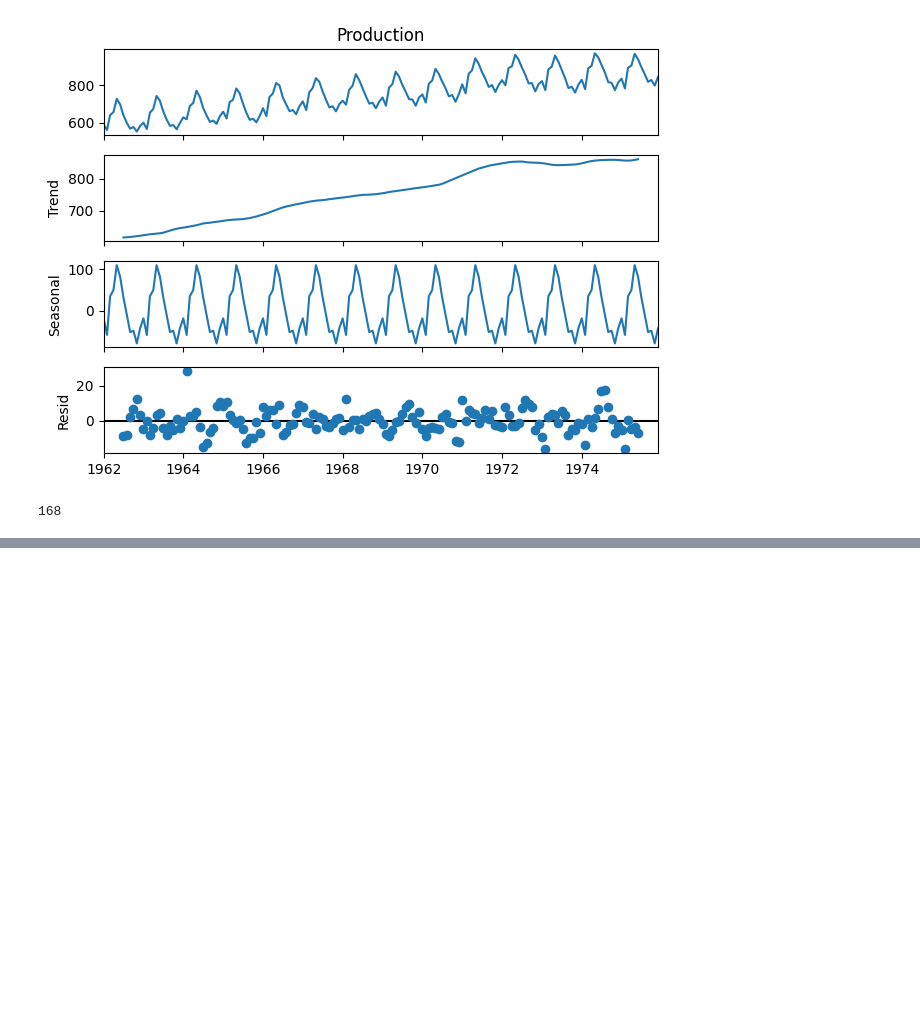
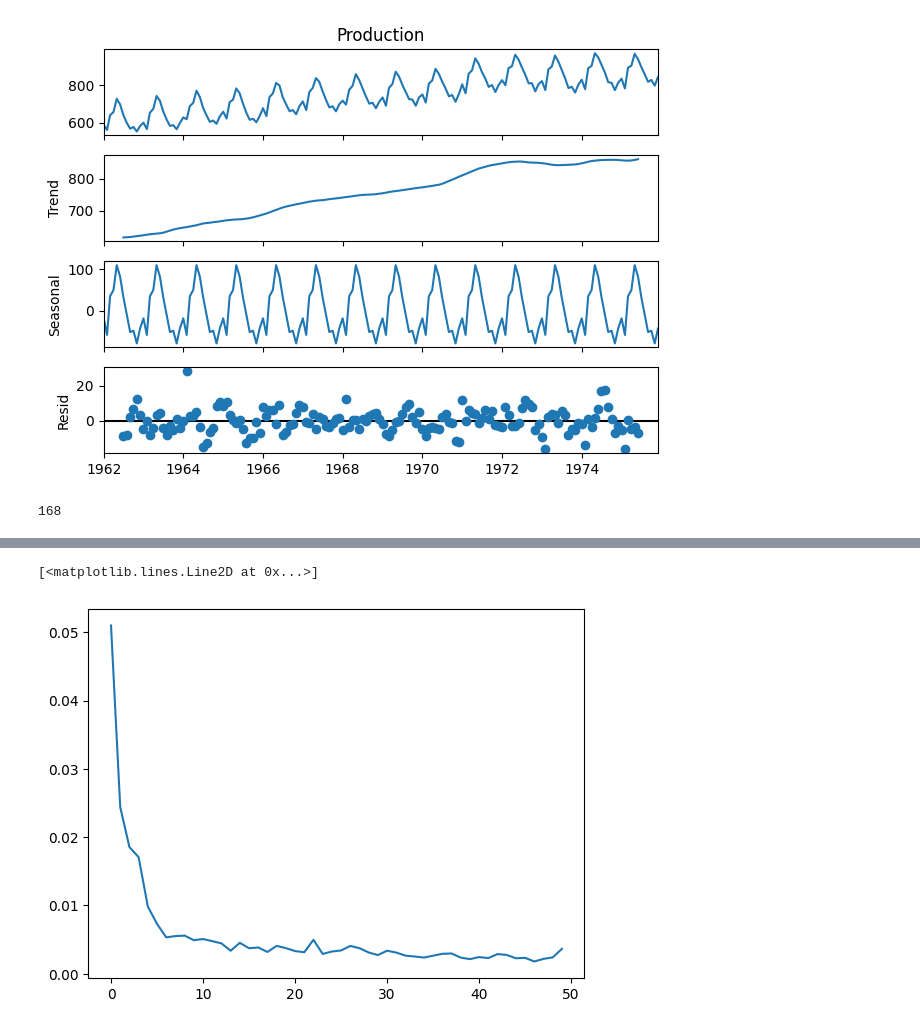
Before and after one commit to sabbir2609/Time-Series-Forecasting-RNN--LSTM-, a Jupyter notebook: main.ipynb, the cells around one changed output, grey strips where cells are left out. Drawn from its saved outputs; the diff is of its cells as text; code cells hidden in the pictures; blank space fills up the shorter version.

```diff
--- a/main.ipynb
+++ b/main.ipynb
@@ -41,0 +76,5 @@ ModuleNotFoundError: No module named 'sklearn'
+# %%
+# define generator model
+n_inputs = 3
+n_features = 1
+generator = TimeseriesGenerator(scaled_train, scaled_train, length=n_inputs, batch_size=1)
@@ -41,0 +94,4 @@ ModuleNotFoundError: No module named 'sklearn'
+# %%
+# now we're going to do the same thing but with 12 months of data
+n_inputs = 12
+generator = TimeseriesGenerator(scaled_train, scaled_train, length=n_inputs, batch_size=1)
@@ -41,0 +101,5 @@ ModuleNotFoundError: No module named 'sklearn'
+# %%
+model = Sequential()
+model.add(LSTM(100, activation='relu', input_shape=(n_inputs, n_features)))
+model.add(Dense(1))
+model.compile(optimizer='adam', loss='mse')
@@ -41,0 +122,3 @@ ModuleNotFoundError: No module named 'sklearn'
+# %%
+# fit model
+model.fit(generator, epochs=50)
@@ -41,0 +144,6 @@ ModuleNotFoundError: No module named 'sklearn'
+# %%
+loss_per_epoch = model.history.history['loss']
+plt.plot(range(len(loss_per_epoch)), loss_per_epoch)
+# %% [output]
+[<matplotlib.lines.Line2D at 0x...>]
+[figure, added]
```
Also changed, not shown: parts of 21 cells of this notebook.
